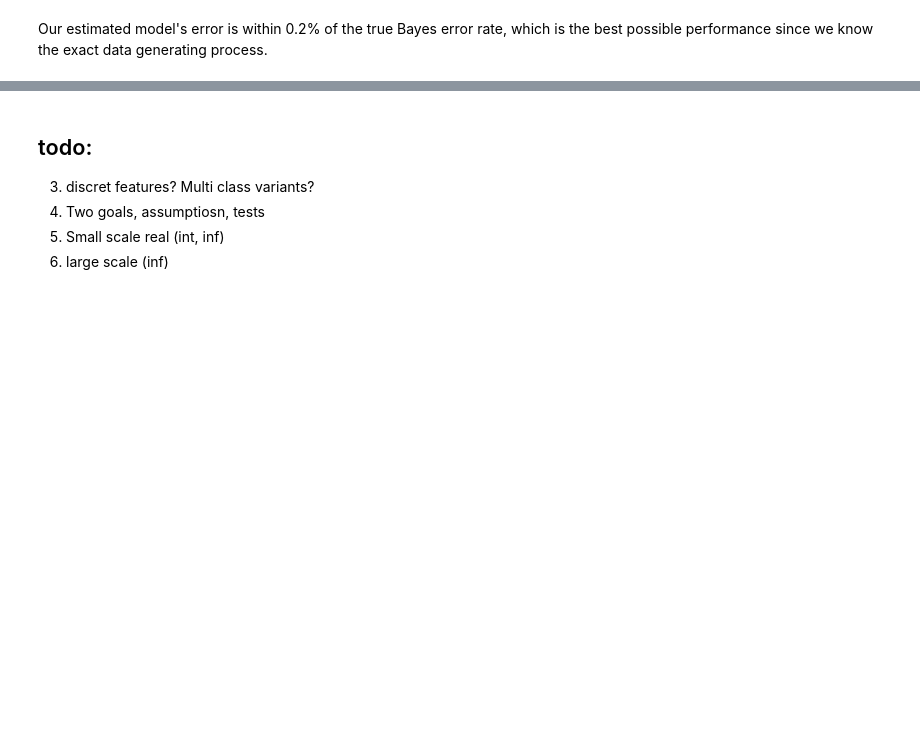
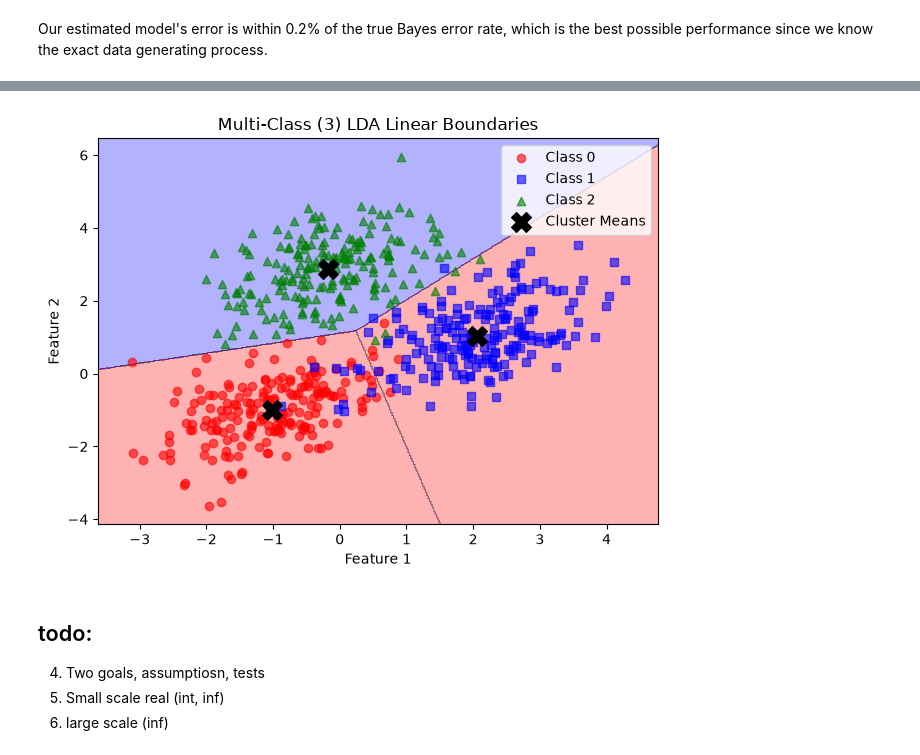
Before and after one commit to angelusualle/machine-learning, a Jupyter notebook: classification/linear-decision-boundaries/generative/lda/lda.ipynb, the cells around one changed output, grey strips where cells are left out. Cells and saved outputs as stored; diff of their text form; code cells hidden in the pictures; blank space fills up the shorter version.

```diff
--- a/classification/linear-decision-boundaries/generative/lda/lda.ipynb
+++ b/classification/linear-decision-boundaries/generative/lda/lda.ipynb
@@ -183,6 +201,59 @@ plt.show()
+# %%
+import numpy as np
+import matplotlib.pyplot as plt
+from sklearn.discriminant_analysis import LinearDiscriminantAnalysis
+
+np.random.seed(42)
+
+common_cov = np.array([[0.8, 0.4], [0.4, 0.8]])
+
+mean_0 = np.array([-1, -1])
+mean_1 = np.array([2, 1])
+mean_2 = np.array([0, 3])
+
+X0 = np.random.multivariate_normal(mean_0, common_cov, 200)
+X1 = np.random.multivariate_normal(mean_1, common_cov, 200)
+X2 = np.random.multivariate_normal(mean_2, common_cov, 200)
+
+X = np.concatenate([X0, X1, X2])
+y = np.array([0] * 200 + [1] * 200 + [2] * 200)
+
+
+lda = LinearDiscriminantAnalysis(solver='svd', store_covariance=True)
+lda.fit(X, y)
+
+
+x_min, x_max = X[:, 0].min() - 0.5, X[:, 0].max() + 0.5
+y_min, y_max = X[:, 1].min() - 0.5, X[:, 1].max() + 0.5
+h = 0.02
+
+xx, yy = np.meshgrid(np.linspace(x_min, x_max, int((x_max - x_min) / h)),
+                     np.linspace(y_min, y_max, int((y_max - y_min) / h)))
+
+zz_shaped = lda.predict(np.c_[xx.ravel(), yy.ravel()])
+zz_reshaped = zz_shaped.reshape(xx.shape)
+
+fig, ax = plt.subplots()
+
+ax.contourf(xx, yy, zz_reshaped, colors=['red', 'blue', 'green'], alpha=0.3, zorder=-1)
+
+ax.scatter(X[y == 0, 0], X[y == 0, 1], c="red", marker='o', alpha=0.6, label="Class 0")
+ax.scatter(X[y == 1, 0], X[y == 1, 1], c="blue", marker='s', alpha=0.6, label="Class 1")
+ax.scatter(X[y == 2, 0], X[y == 2, 1], c="green", marker='^', alpha=0.6, label="Class 2")
+
+means = lda.means_
+ax.scatter(means[:, 0], means[:, 1], c="black", marker='X', s=200, zorder=10, label="Cluster Means")
+
+ax.set_title("Multi-Class (3) LDA Linear Boundaries")
+ax.set_xlabel("Feature 1")
+ax.set_ylabel("Feature 2")
+plt.legend()
+plt.tight_layout()
+plt.show()
+# %% [output]
+[figure, added]
 # %% [markdown]
 ## todo:
-3. discret features? Multi class variants?
 4. Two goals, assumptiosn, tests
 5. Small scale real (int, inf)
 6. large scale (inf)
```
Also changed, not shown: parts of 11 cells of this notebook, 1 other file.
